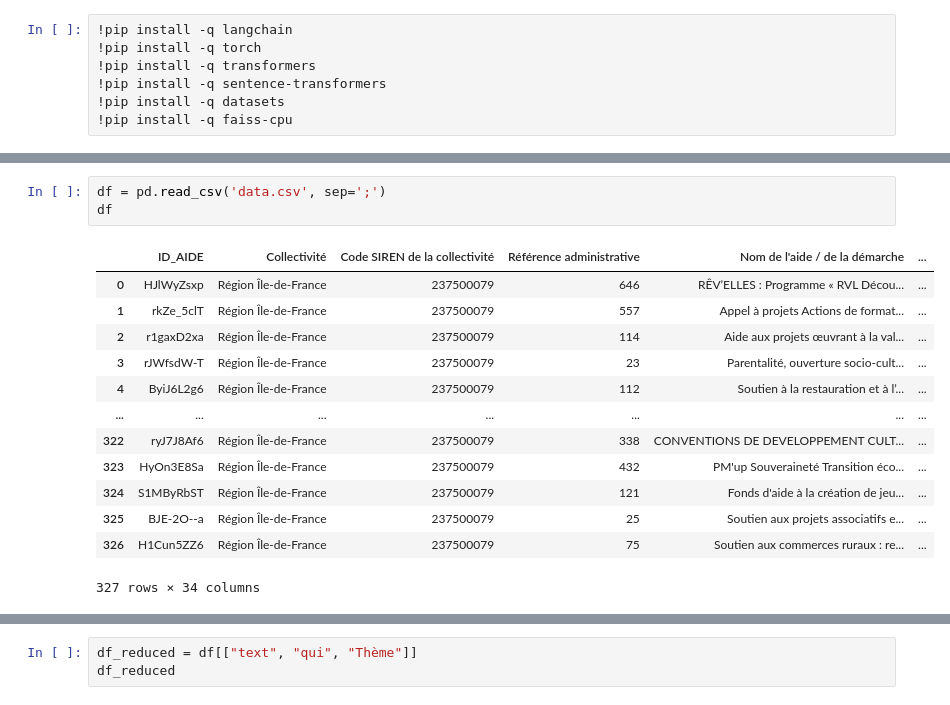
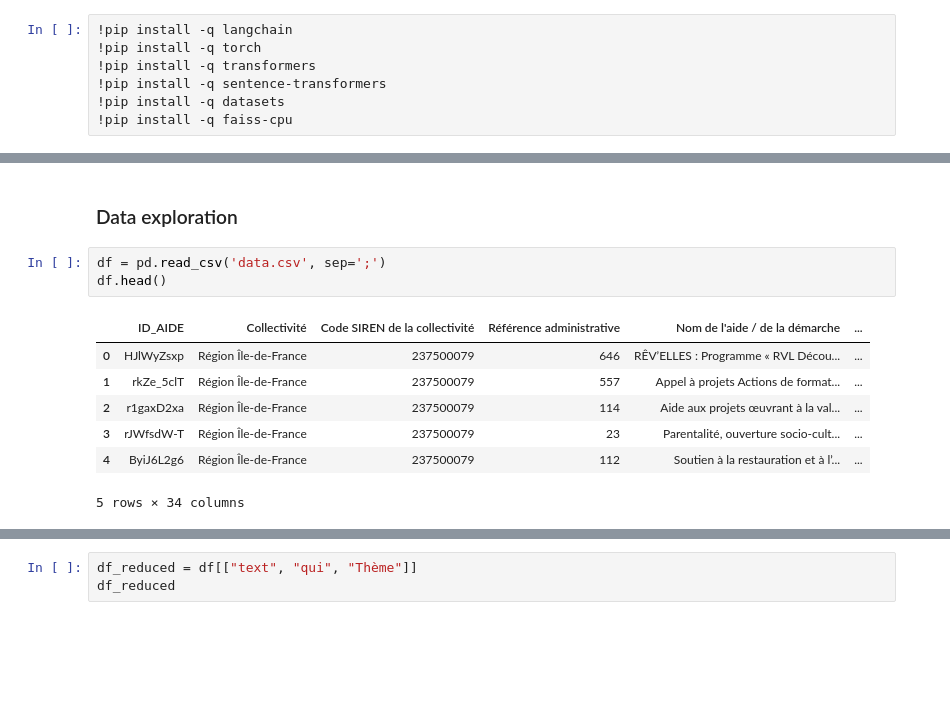
Before and after one commit to QuentinFISCH/aleia-tp-nlp, a Jupyter notebook: analyse.ipynb, the cells around one changed output, grey strips where cells are left out. Drawn from its saved outputs; the diff is of its cells as text; blank space fills up the shorter version.

```diff
--- a/analyse.ipynb
+++ b/analyse.ipynb
@@ -21,17 +40,13 @@ from langchain.document_loaders import DataFrameLoader
+# %% [markdown]
+### Data exploration
 # %%
 df = pd.read_csv('data.csv', sep=';')
-df
+df.head()
 # %% [output]
 |  | ID_AIDE | Collectivité | Code SIREN de la collectivité | Référence administrative | Nom de l'aide / de la démarche | ... |
 | 0 | HJlWyZsxp | Région Île-de-France | 237500079 | 646 | RÊV’ELLES : Programme « RVL Décou... | ... |
 | 1 | rkZe_5clT | Région Île-de-France | 237500079 | 557 | Appel à projets Actions de format... | ... |
 | 2 | r1gaxD2xa | Région Île-de-France | 237500079 | 114 | Aide aux projets œuvrant à la val... | ... |
 | 3 | rJWfsdW-T | Région Île-de-France | 237500079 | 23 | Parentalité, ouverture socio-cult... | ... |
 | 4 | ByiJ6L2g6 | Région Île-de-France | 237500079 | 112 | Soutien à la restauration et à l’... | ... |
-| ... | ... | ... | ... | ... | ... | ... |
-| 322 | ryJ7J8Af6 | Région Île-de-France | 237500079 | 338 | CONVENTIONS DE DEVELOPPEMENT CULT... | ... |
-| 323 | HyOn3E8Sa | Région Île-de-France | 237500079 | 432 | PM'up Souveraineté Transition éco... | ... |
-| 324 | S1MByRbST | Région Île-de-France | 237500079 | 121 | Fonds d'aide à la création de jeu... | ... |
-| 325 | BJE-2O--a | Région Île-de-France | 237500079 | 25 | Soutien aux projets associatifs e... | ... |
-| 326 | H1Cun5ZZ6 | Région Île-de-France | 237500079 | 75 | Soutien aux commerces ruraux : re... | ... |
-327 rows × 34 columns
+5 rows × 34 columns
```
Also changed, not shown: parts of 17 cells of this notebook.
